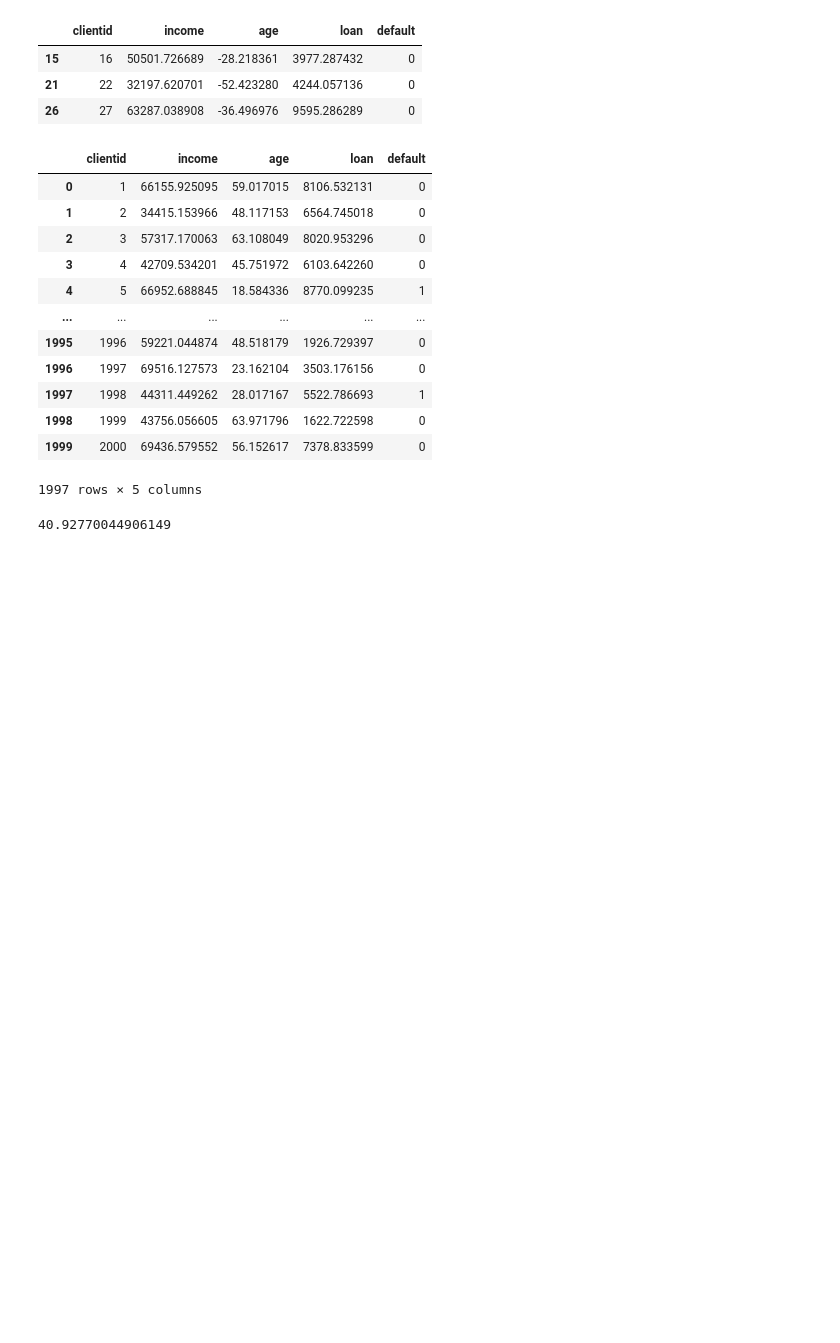
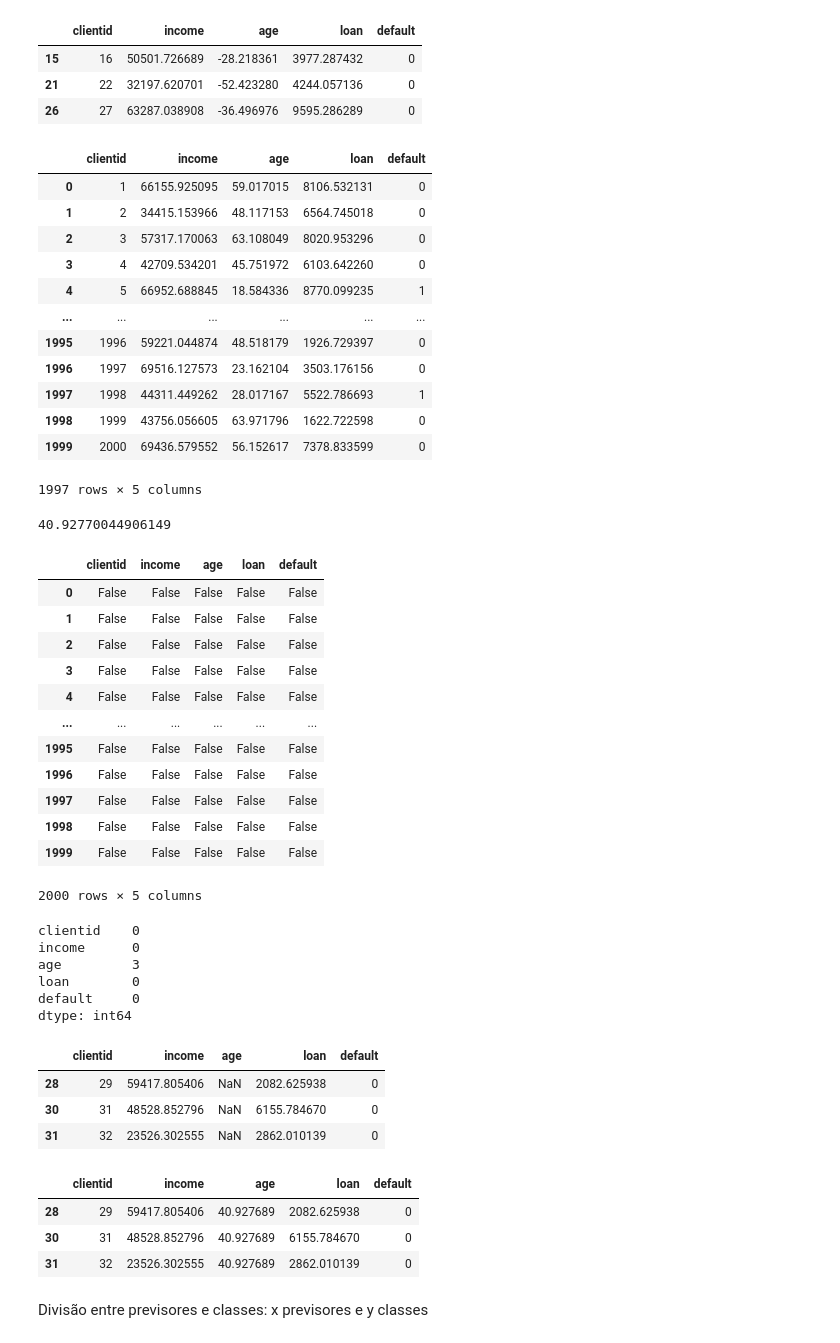
Before and after one commit to Wilker345/estudos, a Jupyter notebook: Jupyter/02.ipynb, the cells around one changed output. Saved outputs shown, nothing was run; the diff lists cells and outputs as text; code cells hidden in the pictures; blank space fills up the shorter version.

```diff
--- a/Jupyter/02.ipynb
+++ b/Jupyter/02.ipynb
@@ -118,3 +118,35 @@ base_credit['age'][base_credit['age'] >0].mean() #com o filtro
 40.92770044906149
 # %%
 base_credit.loc[base_credit['age'] < 0, 'age'] = 40.92 #aplicando a média filtrada nas idades inconsistentes
+# %%
+base_credit.isnull()
+# %% [output]
+|  | clientid | income | age | loan | default |
+| 0 | False | False | False | False | False |
+| 1 | False | False | False | False | False |
+| 2 | False | False | False | False | False |
+| 3 | False | False | False | False | False |
+| 4 | False | False | False | False | False |
+| ... | ... | ... | ... | ... | ... |
+| 1995 | False | False | False | False | False |
+| 1996 | False | False | False | False | False |
+| 1997 | False | False | False | False | False |
+| 1998 | False | False | False | False | False |
+| 1999 | False | False | False | False | False |
+2000 rows × 5 columns
+# %%
+base_credit.isnull().sum() #somatorio de itens vazios
+# %% [output]
+clientid    0
+income      0
+age         3
+loan        0
+default     0
+dtype: int64
+# %%
+base_credit.loc[pd.isnull(base_credit['age'])]
+# %% [output]
+|  | clientid | income | age | loan | default |
+| 28 | 29 | 59417.805406 | NaN | 2082.625938 | 0 |
+| 30 | 31 | 48528.852796 | NaN | 6155.784670 | 0 |
+| 31 | 32 | 23526.302555 | NaN | 2862.010139 | 0 |
@@ -120,0 +156,10 @@ base_credit.loc[base_credit['age'] < 0, 'age'] = 40.92 #aplicando a média filtr
+# %%
+base_credit.loc[(base_credit['clientid'] == 29) | (base_credit['clientid'] == 31) | (base_credit['clientid'] == 32)]
+base_credit.loc[base_credit['clientid'].isin([29,31,32])] #formas de procurar
+# %% [output]
+|  | clientid | income | age | loan | default |
+| 28 | 29 | 59417.805406 | 40.927689 | 2082.625938 | 0 |
+| 30 | 31 | 48528.852796 | 40.927689 | 6155.784670 | 0 |
+| 31 | 32 | 23526.302555 | 40.927689 | 2862.010139 | 0 |
+# %% [markdown]
+Divisão entre previsores e classes: x previsores e y classes
```
Also changed, not shown: parts of 5 cells of this notebook, 17 other files.
